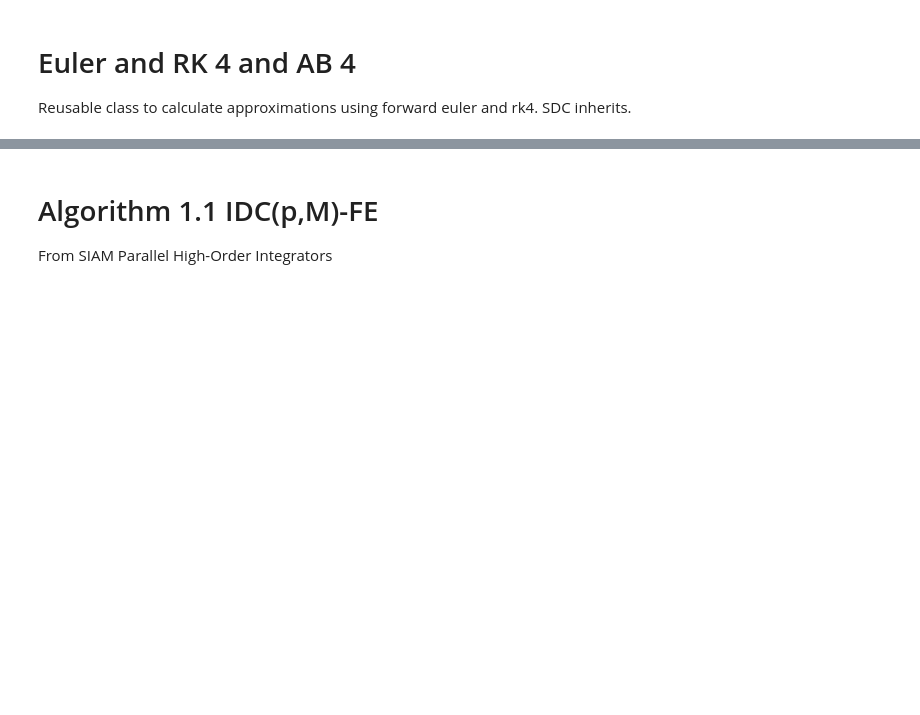
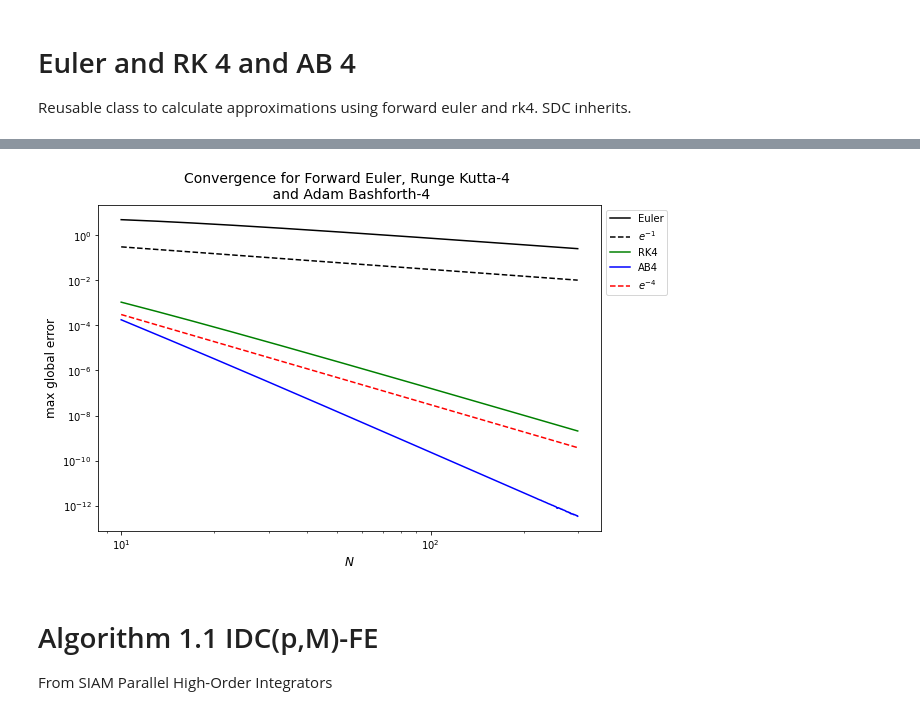
Before and after one commit to snehaSinha9/time-integration-solvers, a Jupyter notebook: initial_solvers.ipynb, the cells around one changed output, grey strips where cells are left out. Drawn from its saved outputs; the diff is of its cells as text; code cells hidden in the pictures; blank space fills up the shorter version.

Commit message:
add reference order of convergence lines

```diff
--- a/initial_solvers.ipynb
+++ b/initial_solvers.ipynb
@@ -134,3 +204,55 @@ plt.plot(times, [y(t) for t in times])
+# %%
+#Finding order of convergence for Euler method
+
+errorlist = []
+stepsizelist = []
+
+for i in range(10,300):    #timestep sizes from h=1 t h=0.01
+    T = np.linspace(0, 2, i+1)
+    K = Euler(T,dy_dt,1)
+    stepsizelist.append(i)
+    m = [abs(K[j] - y(T[j])) for j in range(i)]
+    errorlist.append(max(m))
+
+errorlist1 = []
+stepsizelist1 = []
+
+for i in range(10,300):    #timestep sizes from h=1 t h=0.01
+    T = np.linspace(0, 2, i+1)
+    K = Runge_Kutta_4(T,dy_dt,1)
+    stepsizelist1.append(i)
+    m = [abs(K[j] - y(T[j])) for j in range(i)]
+    errorlist1.append(max(m))
+
+errorlist2 = []
+stepsizelist2 = []
+
+for i in range(10,300):    #timestep sizes from h=1 t h=0.01
+    T = np.linspace(0, 2, i+1)
+    K = Ab4(dy_dt,2,np.array([1]),i)
+    stepsizelist2.append(i)
+    m = [abs(K[j] - y(T[j])) for j in range(i)]
+    errorlist2.append(max(m))
+
+test = [3/(i) for i in stepsizelist]
+test1 = [3/(i**4) for i in stepsizelist]
+fig, ax = plt.subplots(1, 1, figsize=(9, 6))
+plt.plot(stepsizelist, errorlist, 'k-', markersize=2,label ="Euler")
+plt.plot(stepsizelist, test, 'k--', markersize=2, label = "$e^{-1}$")
+plt.plot(stepsizelist1, errorlist1, 'g-', markersize=2,label ="RK4")
+plt.plot(stepsizelist2, errorlist2, 'b-', markersize=2,label ="AB4")
+plt.plot(stepsizelist1, test1, 'r--', markersize=2,label ="$e^{-4}$")
+ax.set_xscale('log')
+ax.set_yscale('log')
+#plt.plot(stepsizelist, errorlist, 'r-', markersize=2)
+plt.xlabel('$N$',fontsize = 12)
+plt.ylabel(r'max global error',fontsize = 12)
+plt.legend(bbox_to_anchor=(1,1), loc="upper left")
+plt.title('Convergence for Forward Euler, Runge Kutta-4 \n and Adam Bashforth-4',fontsize = 14)
+# plt.savefig('Eulerorder.png')
+plt.show()
+# %% [output]
+[figure, added]
 # %% [markdown]
 # Algorithm 1.1 IDC(p,M)-FE
 From SIAM Parallel High-Order Integrators
```
Also changed, not shown: parts of 7 cells of this notebook.
